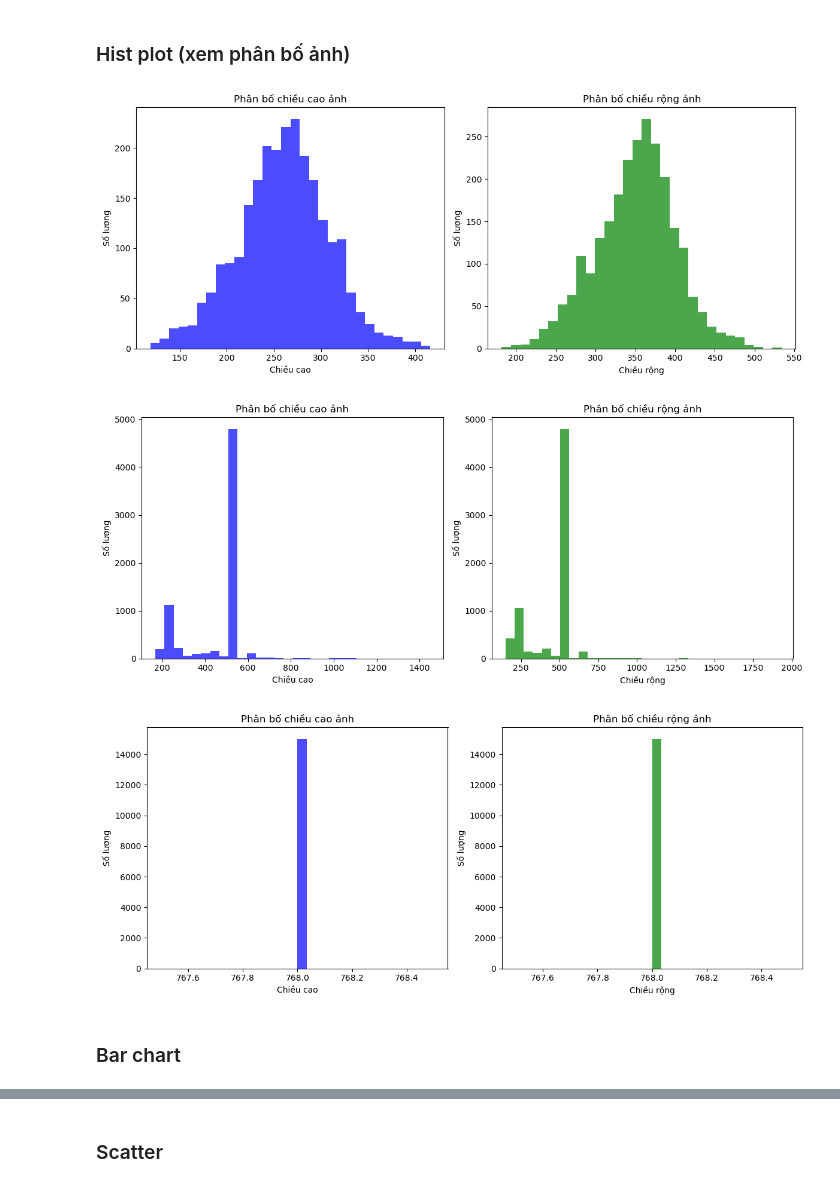
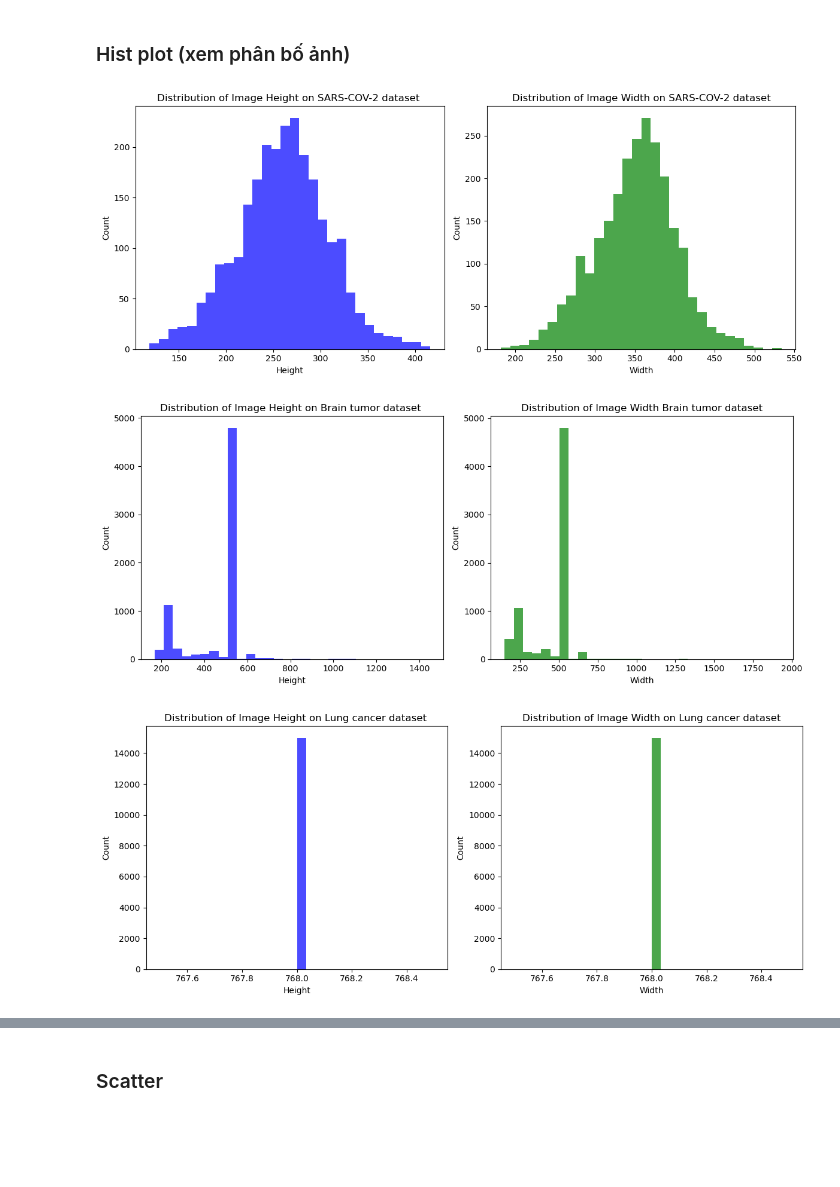
Before and after one commit to DangKhoaAI/TransferlearningMedicalImage, a Jupyter notebook: DataAnalysis/dataanalysis.ipynb, the cells around one changed output, grey strips where cells are left out. Saved outputs shown, nothing was run; the diff lists cells and outputs as text; code cells hidden in the pictures; blank space fills up the shorter version.

```diff
--- a/DataAnalysis/dataanalysis.ipynb
+++ b/DataAnalysis/dataanalysis.ipynb
@@ -132,61 +131,59 @@ Name: aspect_ratio, dtype: float64
 # %% [markdown]
 ### Hist plot (xem phân bố ảnh)
 # %%
-fig, axes = plt.subplots(1, 2, figsize=(12, 5))  # 1 hàng, 2 cột
+fig, axes = plt.subplots(1, 2, figsize=(12, 5))  # 1 row, 2 columns
 
-# Histogram chiều cao
+# Histogram of height
 axes[0].hist(df_covid['height'], bins=30, alpha=0.7, color='b')
-axes[0].set_xlabel("Chiều cao")
-axes[0].set_ylabel("Số lượng")
-axes[0].set_title("Phân bố chiều cao ảnh")
+axes[0].set_xlabel("Height")
+axes[0].set_ylabel("Count")
+axes[0].set_title("Distribution of Image Height on SARS-COV-2 dataset ")
 
-# Histogram chiều rộng
+# Histogram of width
 axes[1].hist(df_covid['width'], bins=30, alpha=0.7, color='g')
-axes[1].set_xlabel("Chiều rộng")
-axes[1].set_ylabel("Số lượng")
-axes[1].set_title("Phân bố chiều rộng ảnh")
+axes[1].set_xlabel("Width")
+axes[1].set_ylabel("Count")
+axes[1].set_title("Distribution of Image Width on SARS-COV-2 dataset")
 
-plt.tight_layout()  # Điều chỉnh khoảng cách giữa các subplot
+plt.tight_layout()
 plt.show()
 # %% [output]
-[figure, old version]
+[figure, new version]
 # %%
-fig, axes = plt.subplots(1, 2, figsize=(12, 5))  # 1 hàng, 2 cột
+fig, axes = plt.subplots(1, 2, figsize=(12, 5))  # 1 row, 2 columns
 
-# Histogram chiều cao
+# Histogram of height
 axes[0].hist(df_brain['height'], bins=30, alpha=0.7, color='b')
-axes[0].set_xlabel("Chiều cao")
-axes[0].set_ylabel("Số lượng")
-axes[0].set_title("Phân bố chiều cao ảnh")
+axes[0].set_xlabel("Height")
+axes[0].set_ylabel("Count")
+axes[0].set_title("Distribution of Image Height on Brain tumor dataset ")
 
-# Histogram chiều rộng
+# Histogram of width
 axes[1].hist(df_brain['width'], bins=30, alpha=0.7, color='g')
-axes[1].set_xlabel("Chiều rộng")
-axes[1].set_ylabel("Số lượng")
-axes[1].set_title("Phân bố chiều rộng ảnh")
+axes[1].set_xlabel("Width")
+axes[1].set_ylabel("Count")
+axes[1].set_title("Distribution of Image Width Brain tumor dataset")
 
-plt.tight_layout()  # Điều chỉnh khoảng cách giữa các subplot
+plt.tight_layout()
 plt.show()
 # %% [output]
-[figure, old version]
+[figure, new version]
 # %%
-fig, axes = plt.subplots(1, 2, figsize=(12, 5))  # 1 hàng, 2 cột
+fig, axes = plt.subplots(1, 2, figsize=(12, 5))  # 1 row, 2 columns
 
-# Histogram chiều cao
+# Histogram of height
 axes[0].hist(df_lung['height'], bins=30, alpha=0.7, color='b')
-axes[0].set_xlabel("Chiều cao")
-axes[0].set_ylabel("Số lượng")
-axes[0].set_title("Phân bố chiều cao ảnh")
+axes[0].set_xlabel("Height")
+axes[0].set_ylabel("Count")
+axes[0].set_title("Distribution of Image Height on Lung cancer dataset ")
 
-# Histogram chiều rộng
+# Histogram of width
 axes[1].hist(df_lung['width'], bins=30, alpha=0.7, color='g')
-axes[1].set_xlabel("Chiều rộng")
-axes[1].set_ylabel("Số lượng")
-axes[1].set_title("Phân bố chiều rộng ảnh")
+axes[1].set_xlabel("Width")
+axes[1].set_ylabel("Count")
+axes[1].set_title("Distribution of Image Width on Lung cancer dataset")
 
-plt.tight_layout()  # Điều chỉnh khoảng cách giữa các subplot
+plt.tight_layout()
 plt.show()
 # %% [output]
-[figure, old version]
+[figure, new version]
-# %% [markdown]
-### Bar chart
```
Also changed, not shown: parts of 7 cells of this notebook.
